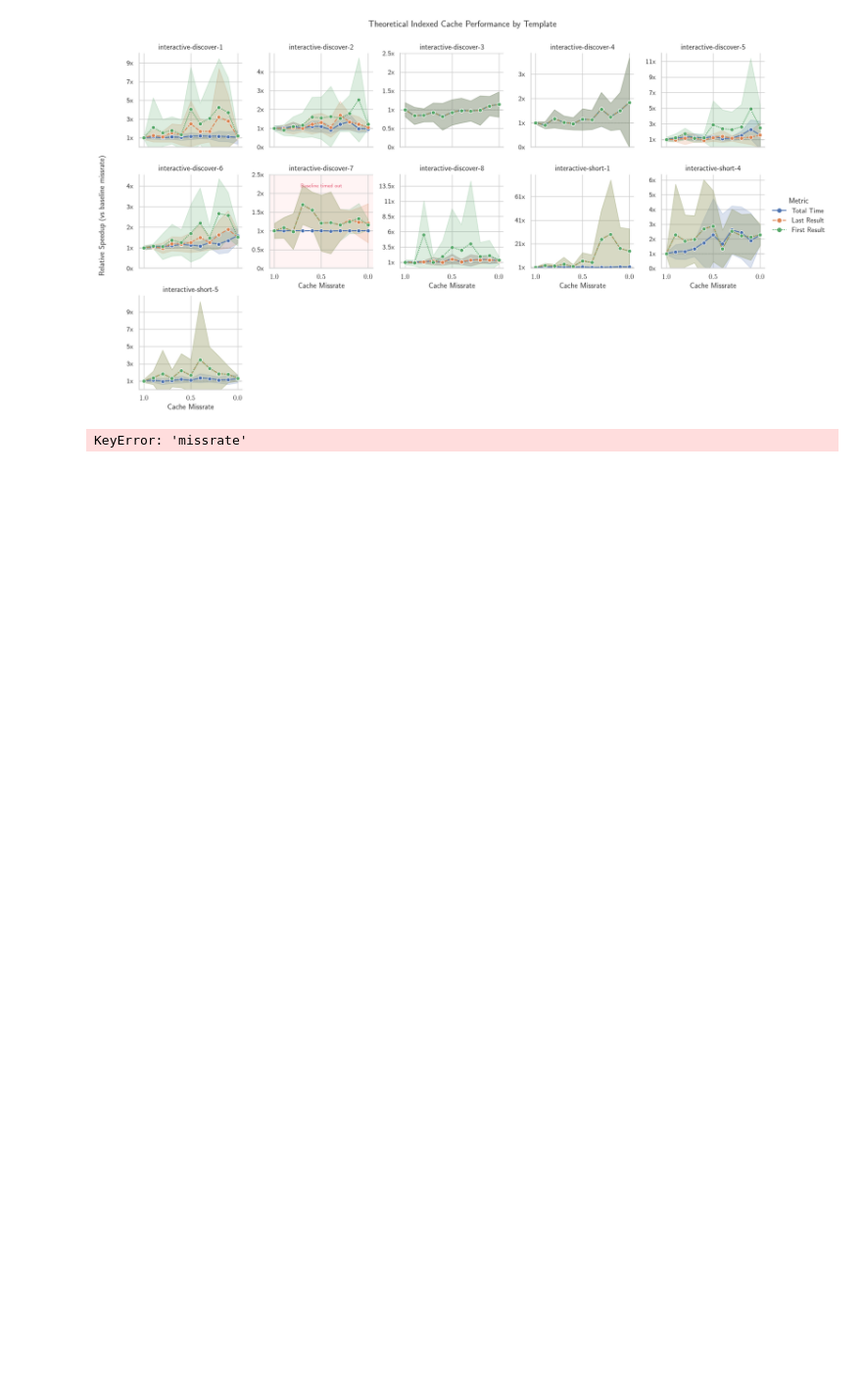
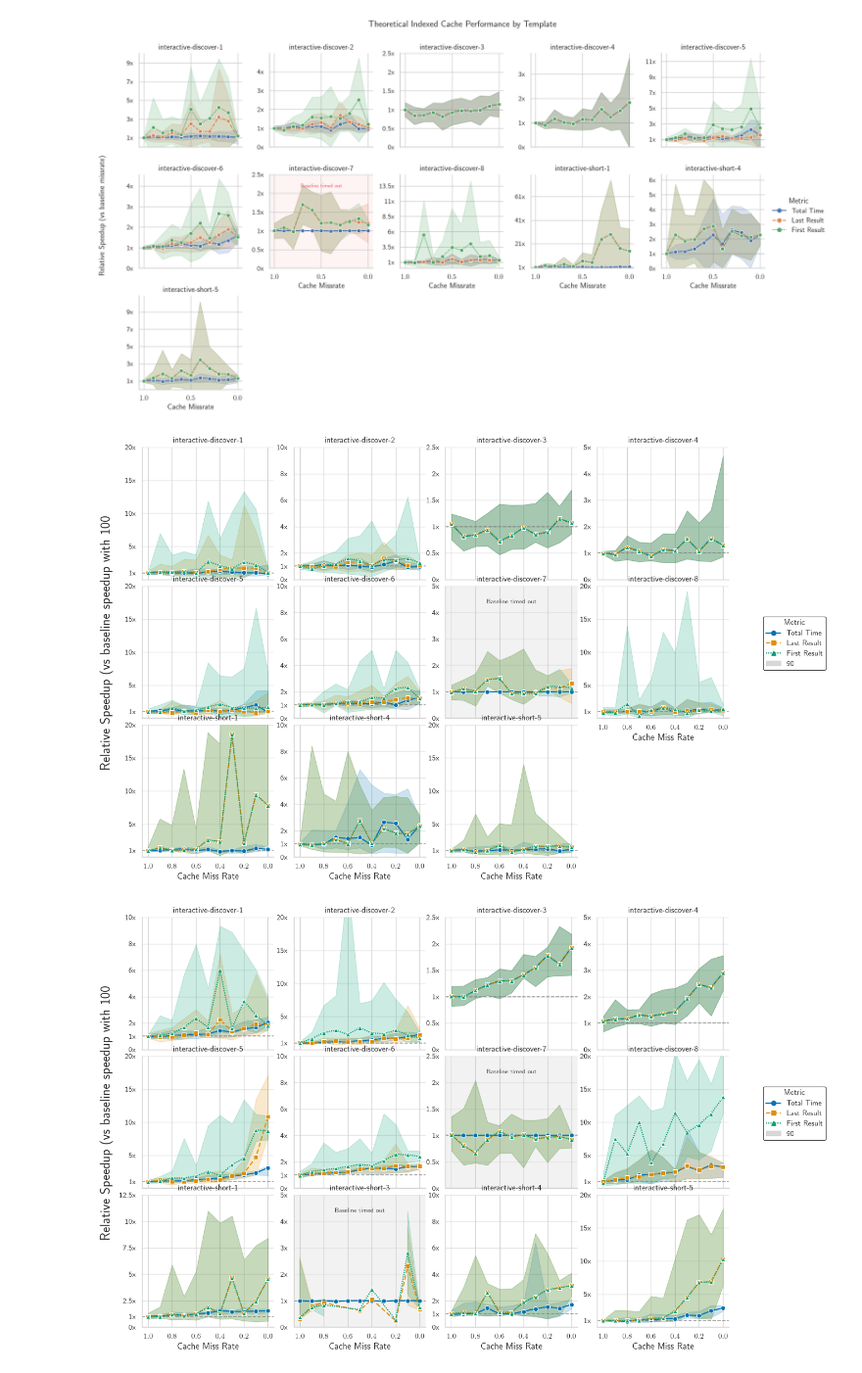
Before and after one commit to RubenEschauzier/process-raw-caching-jbr-output, a Jupyter notebook: src/data_analysis_synthetic_hitrate.ipynb, the cells around one changed output. Shown at 98% size. Saved outputs shown, nothing was run; the diff lists cells and outputs as text; code cells hidden in the pictures; blank space fills up the shorter version.

```diff
--- a/src/data_analysis_synthetic_hitrate.ipynb
+++ b/src/data_analysis_synthetic_hitrate.ipynb
@@ -234,17 +234,34 @@ if __name__ == "__main__":
 # %% [output]
 [figure]
 # %%
+import pandas as pd
+import numpy as np
+import matplotlib.pyplot as plt
+import seaborn as sns
+import matplotlib.ticker as ticker
+import matplotlib.patches as mpatches
 from pathlib import Path
-import numpy as np
-from matplotlib import ticker
-import seaborn as sns
-import matplotlib.pyplot as plt
-import matplotlib.patches as mpatches
+
+# Apply LNCS specific styling to Matplotlib and Seaborn
+rc_params = {
+    "text.usetex": True,
+    "font.family": "serif",
+    "font.serif": ["Computer Modern Roman"],
+    "font.size": 14,
+    "axes.titlesize": 14,
+    "axes.labelsize": 14,
+    "xtick.labelsize": 12,
+    "ytick.labelsize": 12,
+    "legend.fontsize": 14,
+    "figure.titlesize": 14
+}
+
+sns.set_theme(style="whitegrid", rc=rc_params)
+
 
 def create_trellis_plot_scatter(df):
     sns.set_theme(style="whitegrid")
 
-    # Plot the mean trend lines
     g = sns.relplot(
         data=df,
         x="missrate",
@@ -255,24 +272,22 @@ def create_trellis_plot_scatter(df):
         col_wrap=5,
         kind="line",
         marker="o",
-        errorbar=None,  # Remove error bands
+        errorbar=None,
         estimator="mean",
-        height=3,
+        height=3,  # Kept original height
         aspect=1,
         facet_kws={'sharey': False, 'sharex': True}
     )
 
-    # Map raw data scatter points onto the same grid
     g.map_dataframe(
         sns.scatterplot,
         x="missrate",
         y="Speedup",
         hue="Metric",
-        alpha=0.4,      # Make points semi-transparent
-        legend=False    # Prevent duplicate legend entries
+        alpha=0.4,
+        legend=False
     )
 
-    # Invert X axis to range from 1 to 0
     g.set(xlim=(1.05, -0.05))
     g.set_axis_labels("Cache Missrate", "")
     g.set_titles(col_template="{col_name}")
@@ -310,13 +325,14 @@ def create_trellis_plot_scatter(df):
         ax.yaxis.set_major_formatter(ticker.FuncFormatter(lambda y, _: f'{y:g}x'))
 
     g.figure.suptitle("Theoretical Indexed Cache Performance by Template")
-    g.figure.subplots_adjust(top=0.9, left=0.06)
+
+    # Tightened vertical and horizontal subplot spacing
+    g.figure.subplots_adjust(top=0.9, left=0.06, hspace=0.18, wspace=0.15)
     g.figure.text(0.01, 0.5, "Relative Speedup (vs baseline missrate)",
                va='center', ha='center', rotation='vertical', fontsize=12)
 
     plt.savefig("cache_performance_trellis_scatter.png", dpi=300, bbox_inches='tight')
     plt.show()
-
 
 
 def create_trellis_plot_minmax(df, save_location="cache_performance_trellis_academic.pdf"):
@@ -339,7 +355,7 @@ def create_trellis_plot_minmax(df, save_location="cache_performance_trellis_acad
         linewidth=1.5,
         markersize=6,
         errorbar=("pi", 90),
-        height=3,
+        height=3,  # Kept original height
         aspect=1,
         facet_kws={'sharey': False, 'sharex': True},
         estimator='median'
@@ -359,7 +375,6 @@ def create_trellis_plot_minmax(df, save_location="cache_performance_trellis_acad
                     transform=ax.transAxes, ha='center', va='top',
                     fontsize=8, color='#333333', fontweight='bold', alpha=0.9)
 
-        # Proportional Grid Alignment with an upper bound cap
         data_max = ax.get_ylim()[1]
         data_max = min(max(data_max, 2.5), 20.0)
 
@@ -382,24 +397,17 @@ def create_trellis_plot_minmax(df, save_location="cache_performance_trellis_acad
             nice_norm = 10.0
 
         step = nice_norm * mag_pow
-
-        # Ensure max value bounds to the 20x limit without breaking tick distribution
         max_val = min(step * n_bins, 20.0)
-
-        # Calculate ticks strictly within the bounded maximum
         base_ticks = [step * i for i in range(n_bins + 1) if (step * i) <= max_val]
 
         if max_val not in base_ticks and max_val == 20.0:
              base_ticks.append(20.0)
 
-        # Disable auto y-grid to prevent the 1.0 tick from spawning a misaligned grid line
         ax.yaxis.grid(False)
 
-        # Manually draw the proportional background grid lines
         for tick_val in base_ticks:
             ax.axhline(tick_val, color='#e5e5e5', linewidth=1, zorder=0)
 
-        # Draw the 1.0 baseline explicitly (dashed to differentiate from grid)
         ax.axhline(1.0, color='gray', linestyle='--', linewidth=1.2, alpha=0.8, zorder=1)
 
         ticks = set(base_ticks)
@@ -408,7 +416,6 @@ def create_trellis_plot_minmax(df, save_location="cache_performance_trellis_acad
         ax.set_ylim(bottom=0, top=max_val)
         ax.set_yticks(sorted(list(ticks)))
 
-        # Formatter: Hide any label (including 0x) that overlaps with the 1x baseline
         def make_formatter(current_step):
             def fmt(y, pos):
                 if y != 1.0 and abs(y - 1.0) < current_step * 0.35:
@@ -418,7 +425,6 @@ def create_trellis_plot_minmax(df, save_location="cache_performance_trellis_acad
 
         ax.yaxis.set_major_formatter(make_formatter(step))
 
-    # Extract legend
     if g.legend:
         g.legend.remove()
 
@@ -428,37 +434,37 @@ def create_trellis_plot_minmax(df, save_location="cache_performance_trellis_acad
     labels.append('90% Interval')
 
     g.figure.legend(handles=handles, labels=labels,
                     loc='center right', bbox_to_anchor=(1.02, 0.5),
                     title="Metric", frameon=True, edgecolor='black')
 
-    # Increase hspace to prevent X-axis labels from overlapping bottom row titles
-    g.figure.subplots_adjust(top=0.9, left=0.06, right=0.88, hspace=0.4)
+    # Tightened hspace and wspace for more compact multi-plot grids
+    g.figure.subplots_adjust(top=0.9, left=0.06, right=0.88, hspace=0.05, wspace=0.15)
 
     g.figure.text(0.01, 0.5, "Relative Speedup (vs baseline speedup with 100% miss rate)",
                va='center', ha='center', rotation='vertical', fontsize=18)
 
-    # Resolve directory and save using the exact provided path
     save_path = Path(save_location)
     save_path.parent.mkdir(parents=True, exist_ok=True)
 
     plt.savefig(save_path, bbox_inches='tight')
     plt.show()
 
 
 if __name__ == "__main__":
     df_results = load_and_process_data("../data/synth-hitrate", file_pattern="query-results-raw-disk-hitrate-*.json")
     if not df_results.empty:
         # create_trellis_plot_scatter(df_results)
         create_trellis_plot_minmax(df_results, save_location="../output/synth_hitrate_figures/cache-synth-hitrate.pdf")
     else:
         print("No valid data found after filtering errors.")
 
     df_results_query_cache = load_and_process_data("../data/synth-hitrate", file_pattern="query-results-raw-indexed-hitrate-*.json")
     if not df_results.empty:
         # create_trellis_plot_scatter(df_results)
         create_trellis_plot_minmax(df_results_query_cache, save_location="../output/synth_hitrate_figures/query-cache-synth-hitrate.pdf")
 # %% [output]
-KeyError: 'missrate'
+[figure, added]
+[figure, added]
 # %%
 import pandas as pd
 import numpy as np
```
Also changed, not shown: parts of 1 cell of this notebook, 1 other file.
